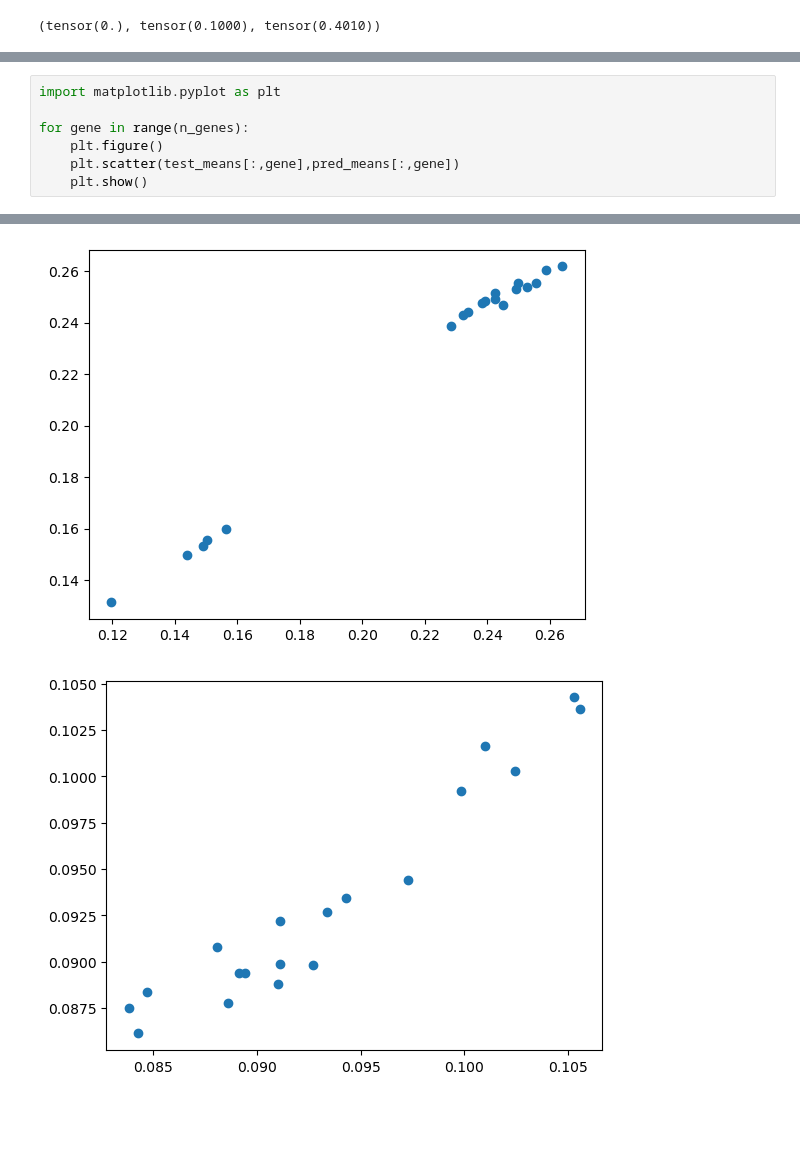
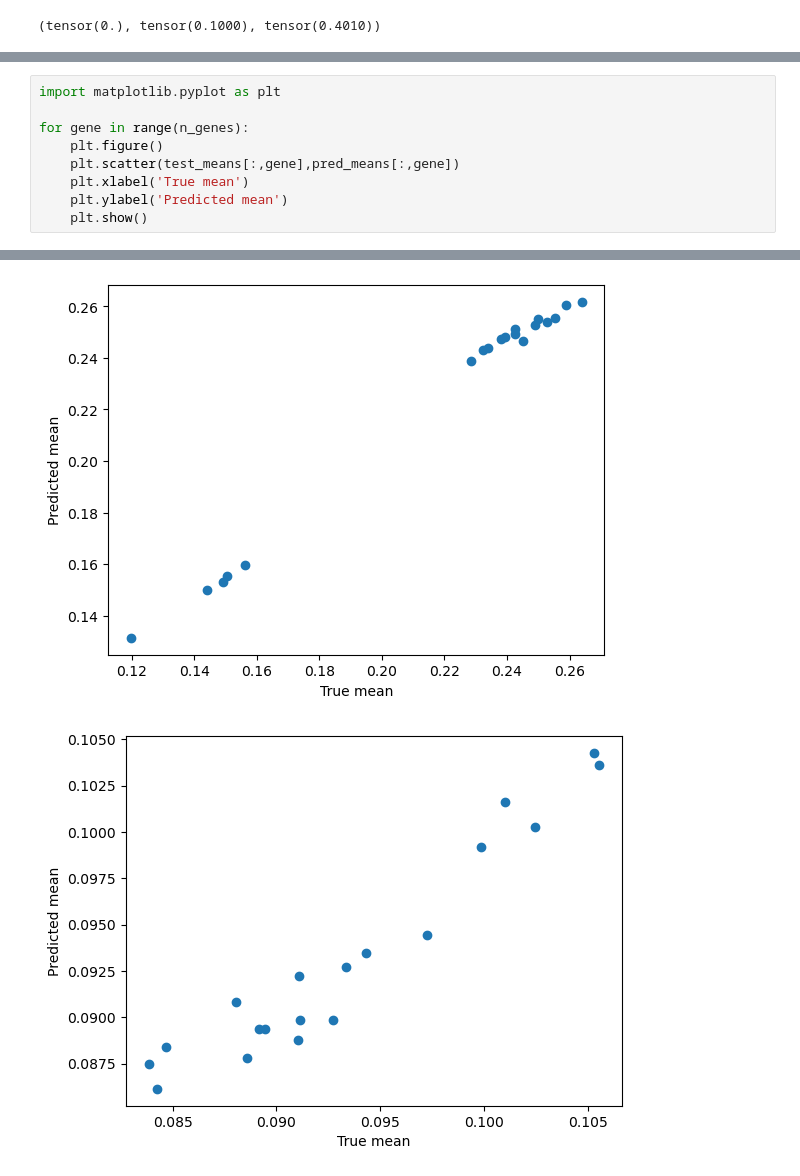
Before and after one commit to PMBio/bicycle, a Jupyter notebook: notebooks/experiments/synthetic/Prediction_and_Evaluation.ipynb, the cells around one changed output, grey strips where cells are left out. Drawn from its saved outputs; the diff is of its cells as text; blank space fills up the shorter version.

```diff
--- a/notebooks/experiments/synthetic/Prediction_and_Evaluation.ipynb
+++ b/notebooks/experiments/synthetic/Prediction_and_Evaluation.ipynb
@@ -317,5 +317,7 @@ import matplotlib.pyplot as plt
 for gene in range(n_genes):
     plt.figure()
     plt.scatter(test_means[:,gene],pred_means[:,gene])
+    plt.xlabel('True mean')
+    plt.ylabel('Predicted mean')
     plt.show()
 # %% [output]
@@ -329,2 +331,2 @@ for gene in range(n_genes):
-[figure, old version]
+[figure, new version]
-[figure, old version]
+[figure, new version]
```
Also changed, not shown: parts of 2 cells of this notebook.
